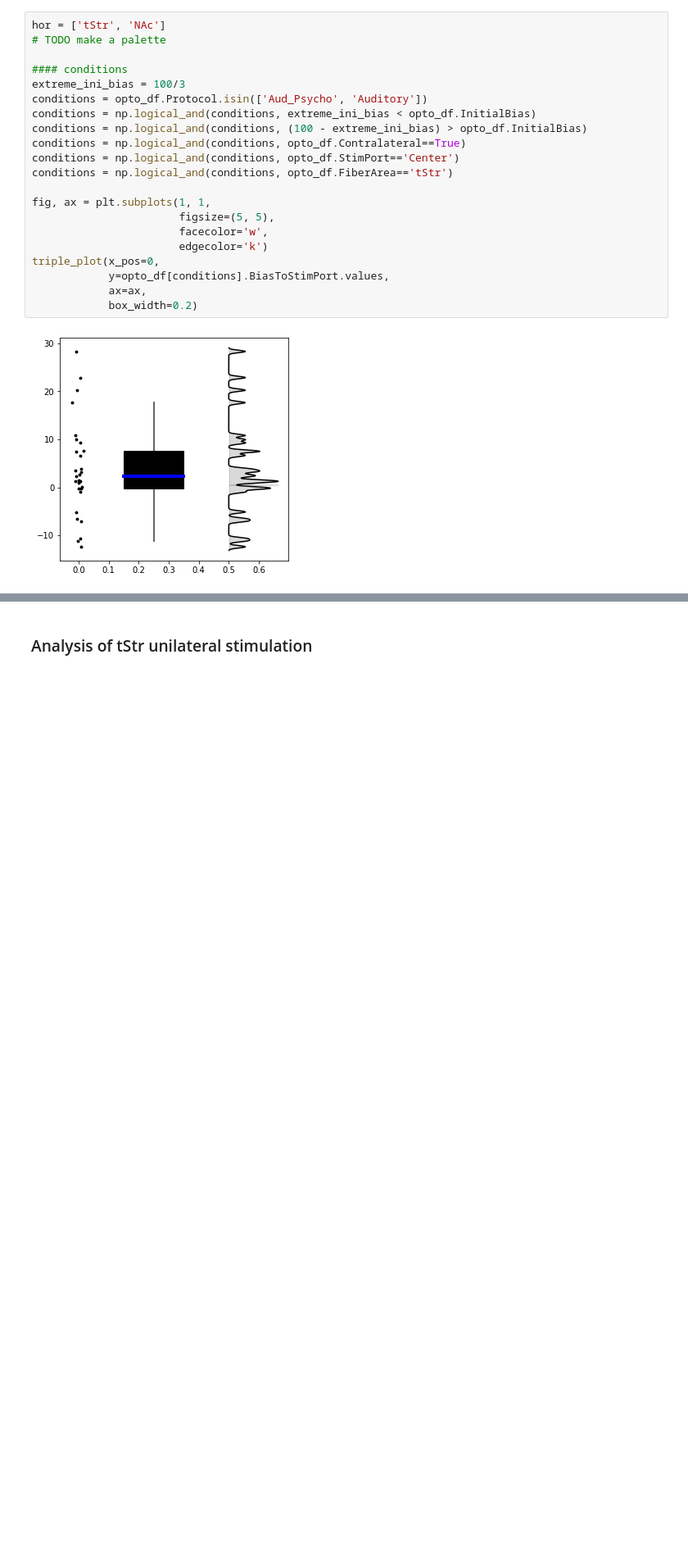
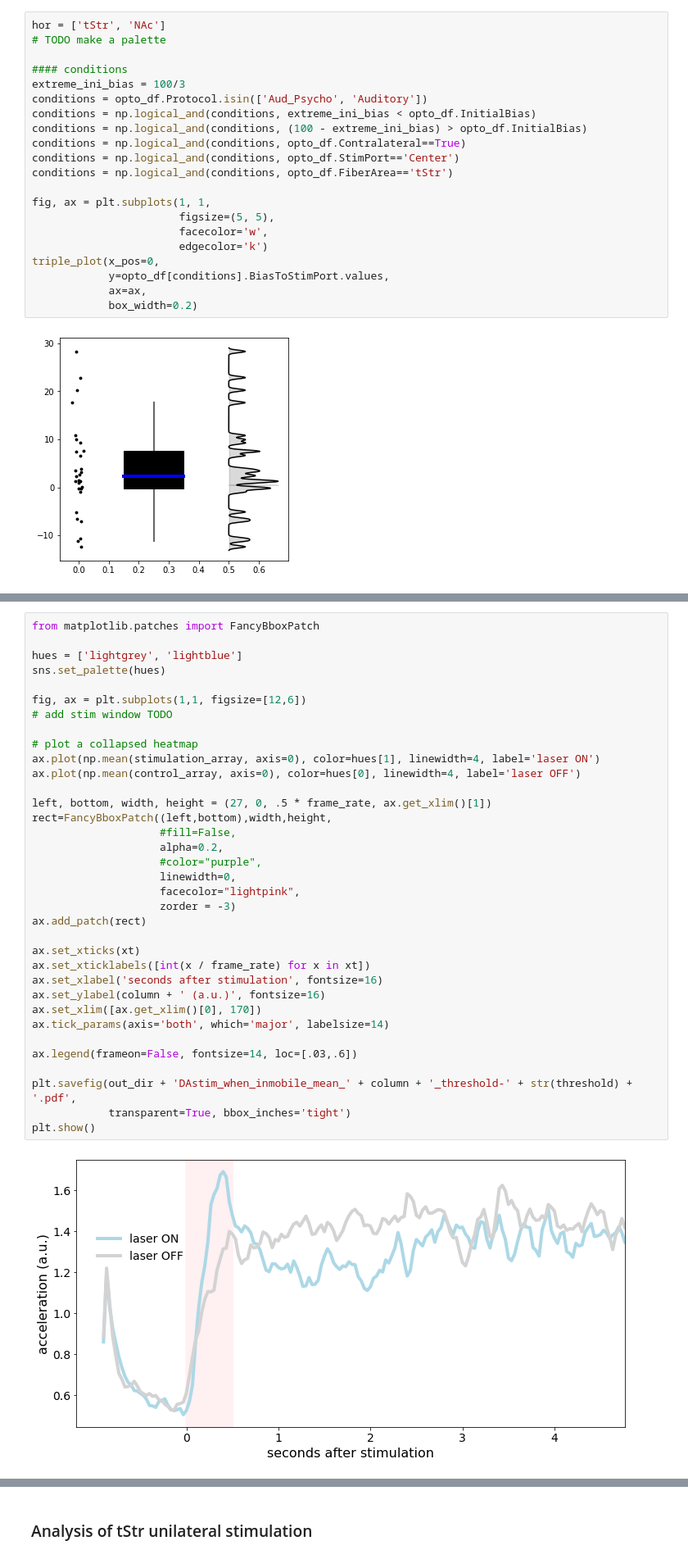
Before and after one commit to HernandoMV/BehaviouralAnalysis, a Jupyter notebook: Dopamine_optostimulation.ipynb, the cells around one changed output, grey strips where cells are left out. Shown at 82% size. Cells and saved outputs as stored; diff of their text form; blank space fills up the shorter version.

```diff
--- a/Dopamine_optostimulation.ipynb
+++ b/Dopamine_optostimulation.ipynb
@@ -677,0 +820,37 @@ triple_plot(x_pos=0,
+# %%
+from matplotlib.patches import FancyBboxPatch
+
+hues = ['lightgrey', 'lightblue']
+sns.set_palette(hues)
+
+fig, ax = plt.subplots(1,1, figsize=[12,6])
+# add stim window TODO
+
+# plot a collapsed heatmap
+ax.plot(np.mean(stimulation_array, axis=0), color=hues[1], linewidth=4, label='laser ON')
+ax.plot(np.mean(control_array, axis=0), color=hues[0], linewidth=4, label='laser OFF')
+
+left, bottom, width, height = (27, 0, .5 * frame_rate, ax.get_xlim()[1])
+rect=FancyBboxPatch((left,bottom),width,height,
+                    #fill=False,
+                    alpha=0.2,
+                    #color="purple",
+                    linewidth=0,
+                    facecolor="lightpink",
+                    zorder = -3)
+ax.add_patch(rect)
+
+ax.set_xticks(xt)
+ax.set_xticklabels([int(x / frame_rate) for x in xt])
+ax.set_xlabel('seconds after stimulation', fontsize=16)
+ax.set_ylabel(column + ' (a.u.)', fontsize=16)
+ax.set_xlim([ax.get_xlim()[0], 170])
+ax.tick_params(axis='both', which='major', labelsize=14)
+
+ax.legend(frameon=False, fontsize=14, loc=[.03,.6])
+
+plt.savefig(out_dir + 'DAstim_when_inmobile_mean_' + column + '_threshold-' + str(threshold) + '.pdf',
+            transparent=True, bbox_inches='tight')
+plt.show()
+# %% [output]
+[figure, added]
```
Also changed, not shown: parts of 20 cells of this notebook.
